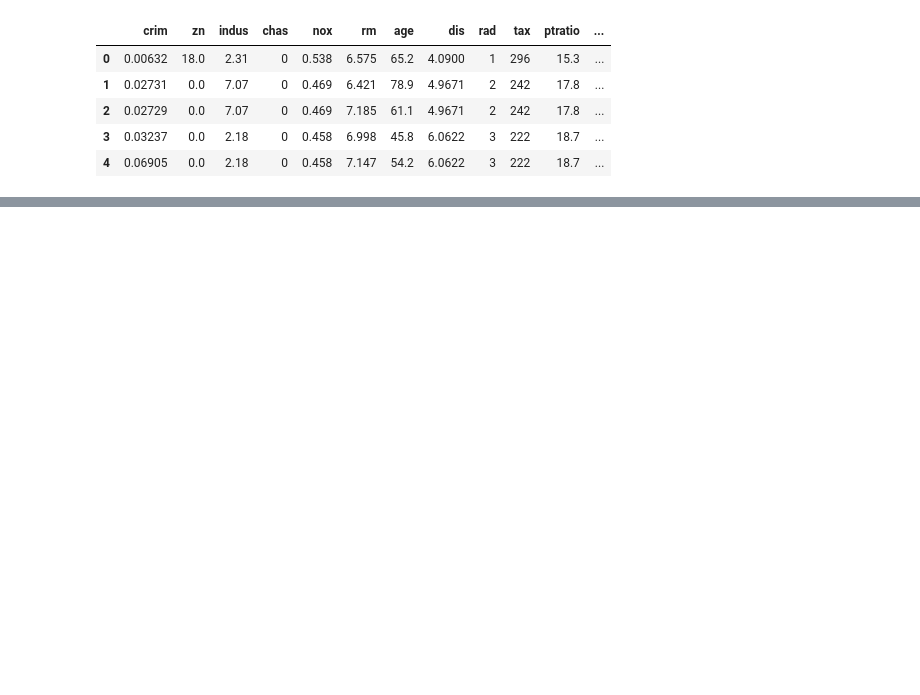
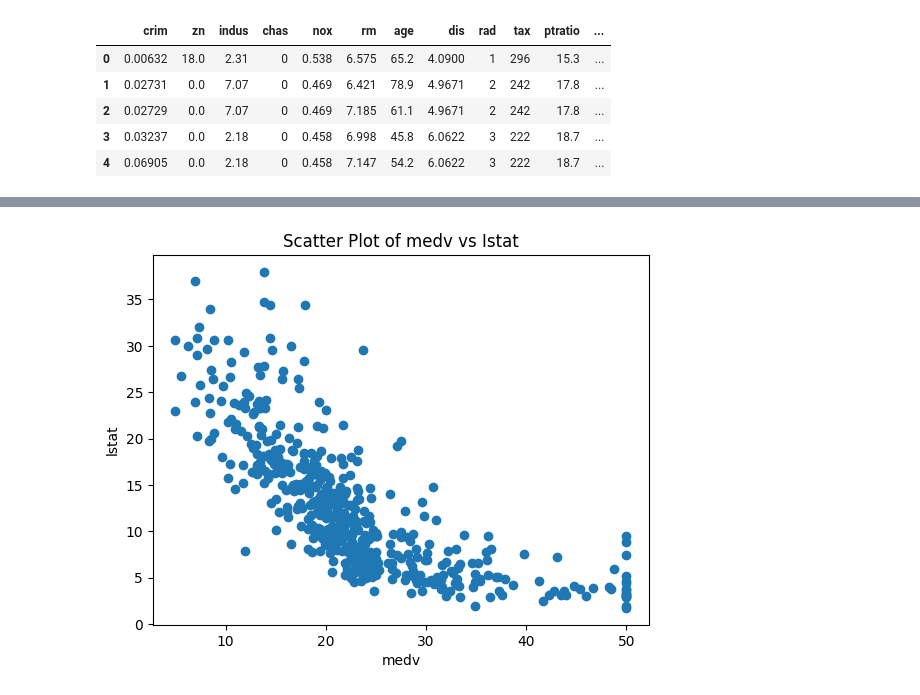
Before and after one commit to PolyTheML/TD, a Jupyter notebook: Multiregression.ipynb, the cells around one changed output, grey strips where cells are left out. Drawn from its saved outputs; the diff is of its cells as text; code cells hidden in the pictures; blank space fills up the shorter version.

```diff
--- a/Multiregression.ipynb
+++ b/Multiregression.ipynb
@@ -16,0 +129,11 @@ df.head()
+# %%
+# Assuming 'medv' and 'Istat' are column names in your DataFrame 'df'
+plt.scatter(df['medv'], df['lstat'])
+
+plt.xlabel('medv') # Adding label for x-axis
+plt.ylabel('lstat') # Adding label for y-axis
+plt.title('Scatter Plot of medv vs Istat') # Adding title to the plot
+
+plt.show()
+# %% [output]
+[figure, added]
```
Also changed, not shown: parts of 23 cells of this notebook.
